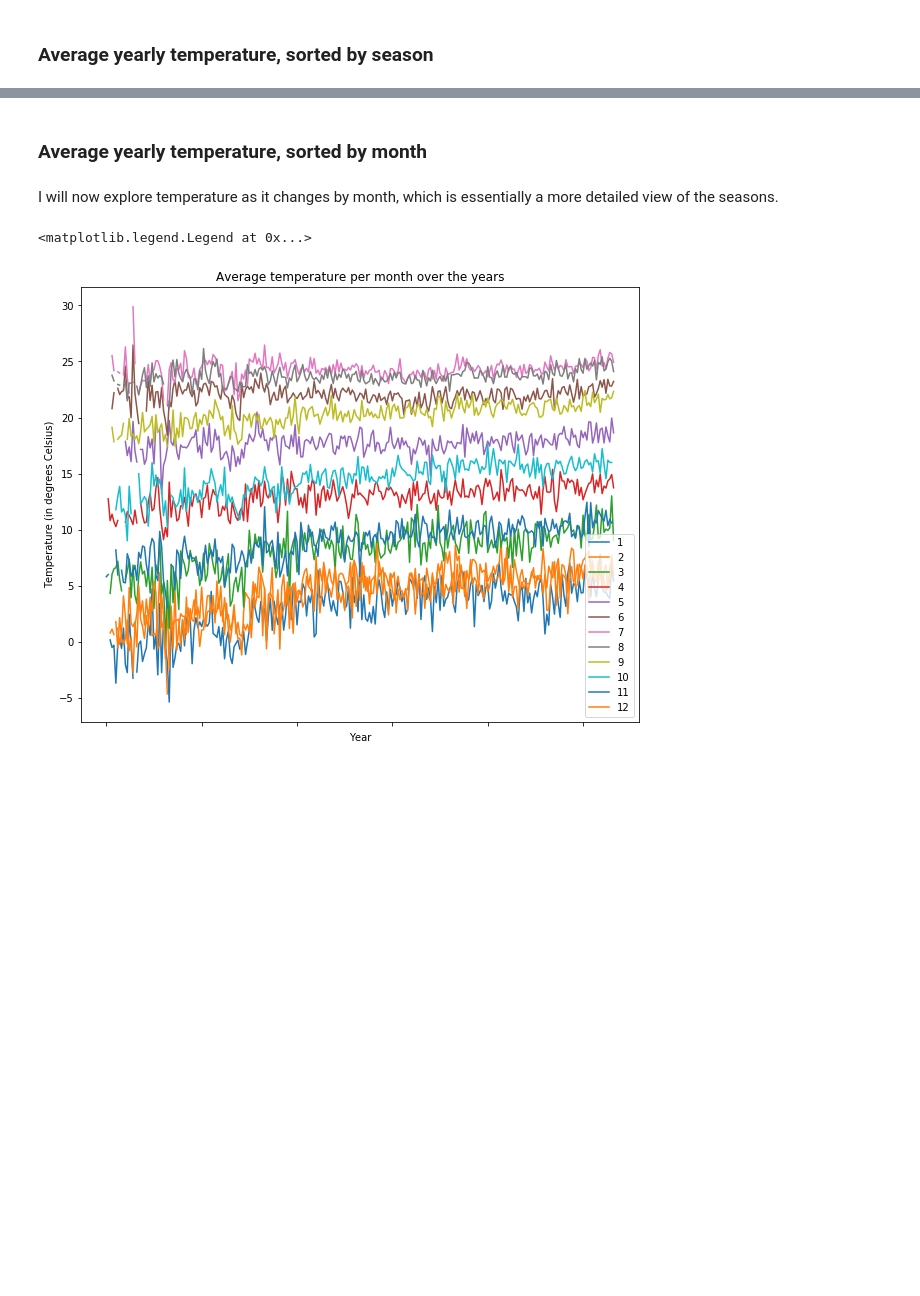
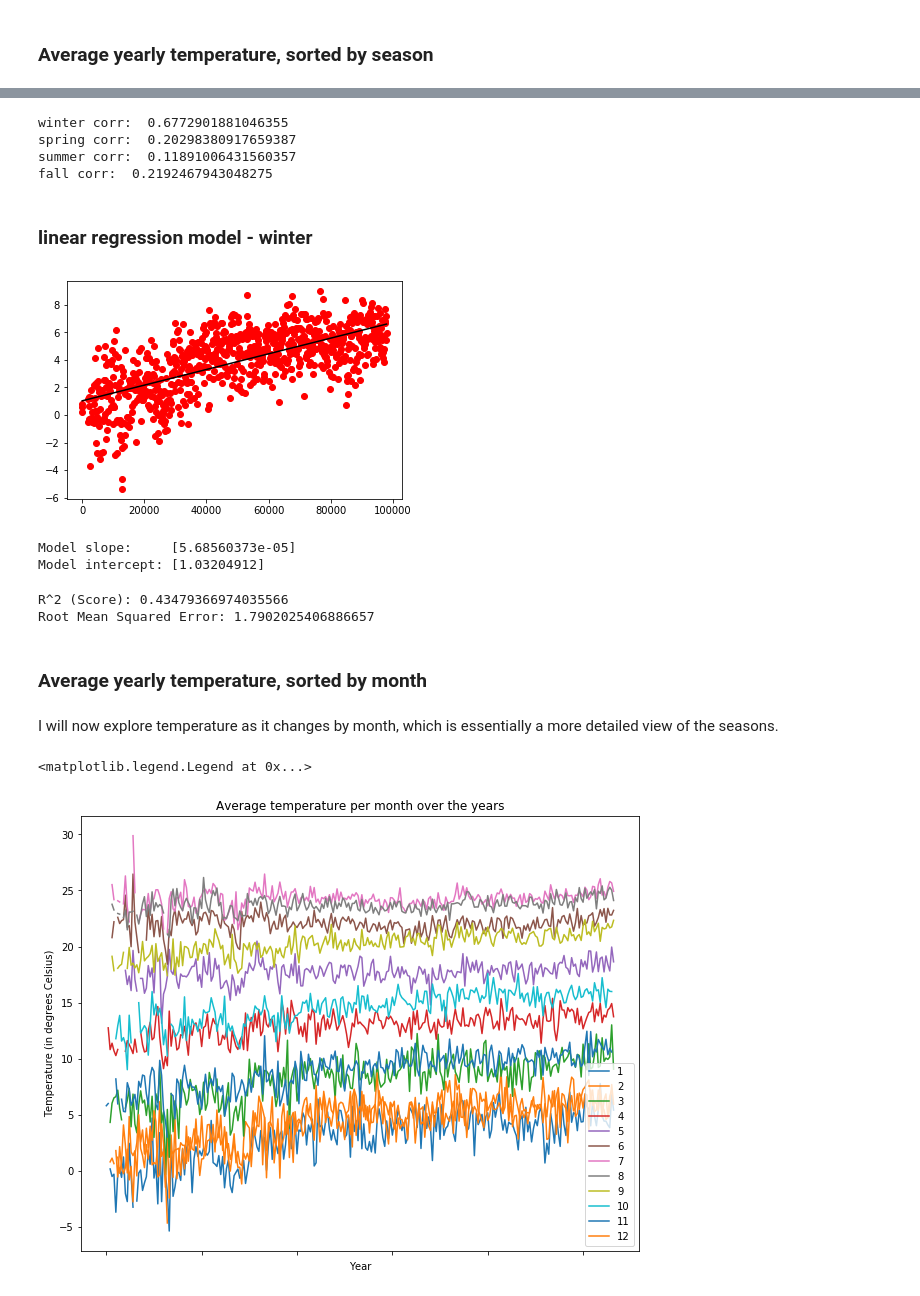
Before and after one commit to karahahn/Springboard_Capstone1, a Jupyter notebook: Exploratory Data Analysis (Statistical Inference).ipynb, the cells around one changed output, grey strips where cells are left out. Saved outputs shown, nothing was run; the diff lists cells and outputs as text; code cells hidden in the pictures; blank space fills up the shorter version.

Commit message:
linear regression models

```diff
--- a/Exploratory Data Analysis (Statistical Inference).ipynb
+++ b/Exploratory Data Analysis (Statistical Inference).ipynb
@@ -440,0 +198,34 @@ This visualization shows that Fall has the greatest increase in temperature by f
+# %%
+print('winter corr: ', winter['date_delta'].corr(winter.AverageTemperature),'\n'
+      'spring corr: ', spring['date_delta'].corr(spring.AverageTemperature),'\n'
+      'summer corr: ', summer['date_delta'].corr(summer.AverageTemperature),'\n'
+      'fall corr: ', fall['date_delta'].corr(fall.AverageTemperature))
+# %% [output]
+winter corr:  0.6772901881046355
+spring corr:  0.20298380917659387
+summer corr:  0.11891006431560357
+fall corr:  0.2192467943048275
+# %% [markdown]
+### linear regression model  - winter
+# %%
+X = winter[['date_delta']].values
+y = winter[['AverageTemperature']].values
+
+X = X.reshape(-1,1)
+y = y.reshape(-1,1)
+# %%
+model = linear_model.LinearRegression()
+model.fit(X, y)
+
+plt.scatter(X, y,color='r')
+
+plt.plot(X, model.predict(X),color='k')
+plt.show()
+# %% [output]
+[figure, added]
+# %%
+print("Model slope:    ", model.coef_[0])
+print("Model intercept:", model.intercept_)
+# %% [output]
+Model slope:     [5.68560373e-05]
+Model intercept: [1.03204912]
@@ -441,3 +240,11 @@ This visualization shows that Fall has the greatest increase in temperature by f
+# %%
+# Compute and print R^2 and RMSE
+print("R^2 (Score): {}".format(lm.score(X_test, y_test)))
+rmse = np.sqrt(mean_squared_error(y_test, y_pred))
+print("Root Mean Squared Error: {}".format(rmse))
+# %% [output]
+R^2 (Score): 0.43479366974035566
+Root Mean Squared Error: 1.7902025406886657
 # %% [markdown]
 ### Average yearly temperature, sorted by month
 # %% [markdown]
```
Also changed, not shown: parts of 123 cells of this notebook.
